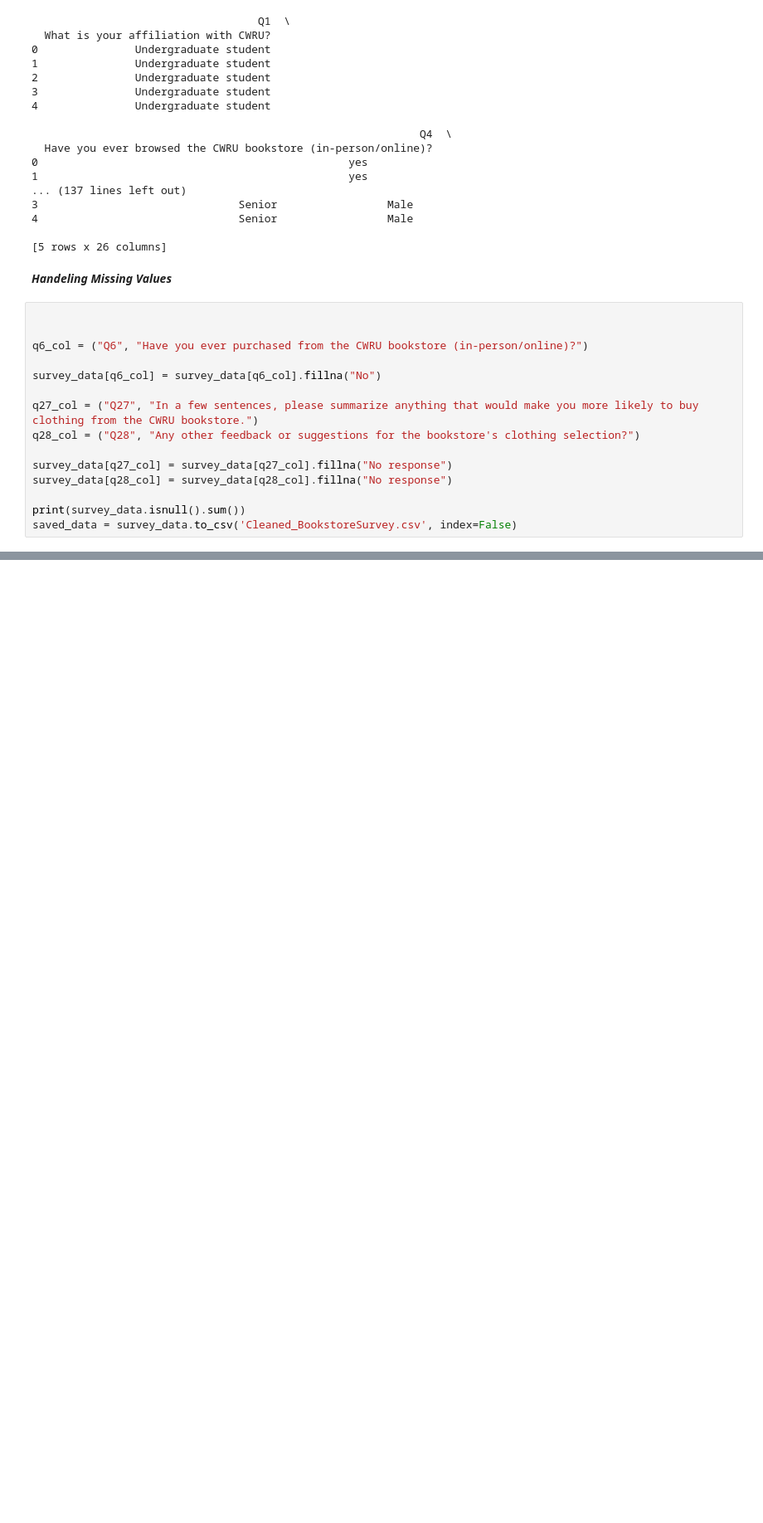
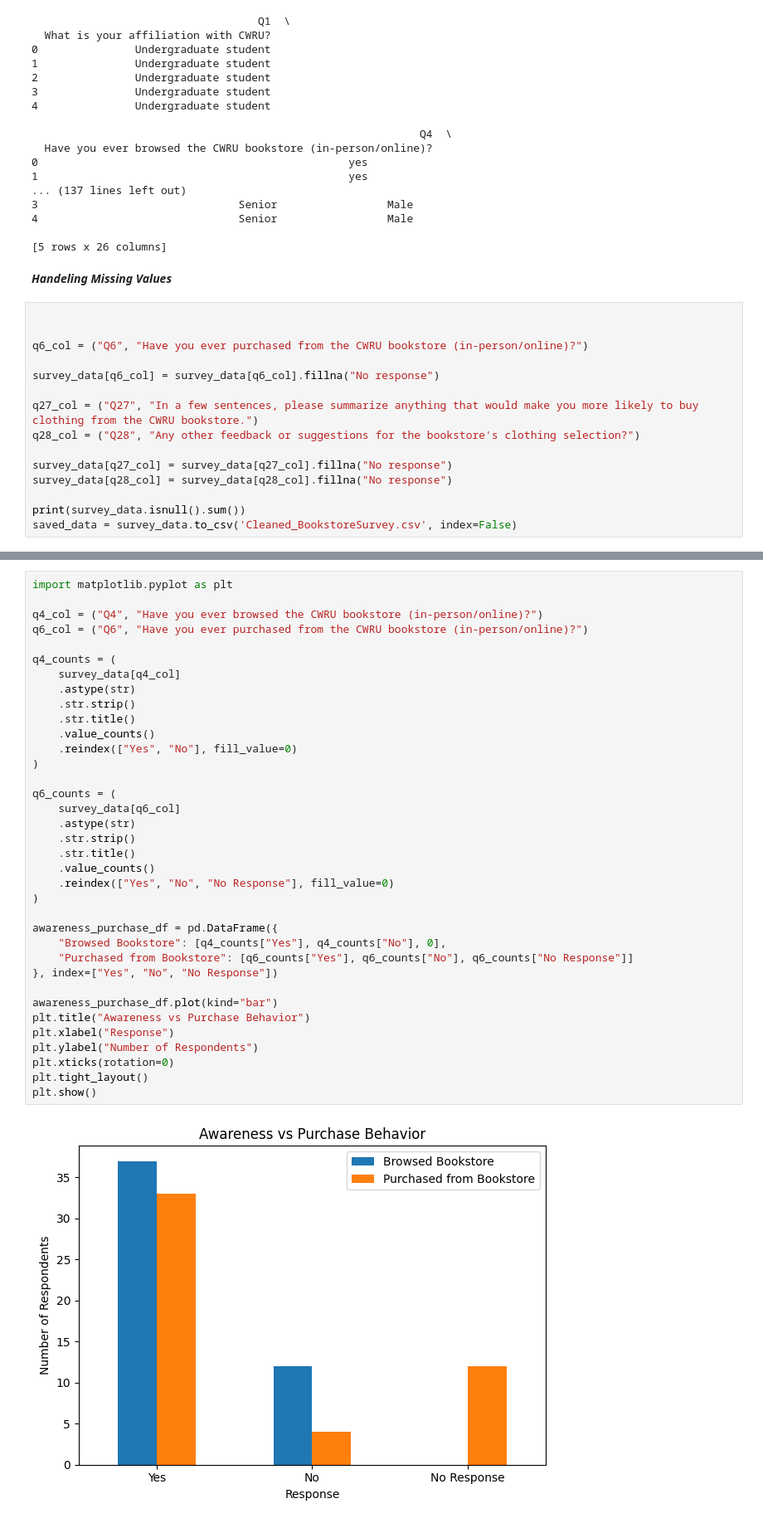
Before and after one commit to rcorrie325/Marketing, a Jupyter notebook: Cleaning.ipynb, the cells around one changed output, grey strips where cells are left out. Shown at 83% size. Cells and saved outputs as stored; diff of their text form; blank space fills up the shorter version.

Commit message:
added graphs

```diff
--- a/Cleaning.ipynb
+++ b/Cleaning.ipynb
@@ -59,7 +59,7 @@ print(survey_data.head(5))
 
 q6_col = ("Q6", "Have you ever purchased from the CWRU bookstore (in-person/online)?")
 
-survey_data[q6_col] = survey_data[q6_col].fillna("No")
+survey_data[q6_col] = survey_data[q6_col].fillna("No response")
 
 q27_col = ("Q27", "In a few sentences, please summarize anything that would make you more likely to buy clothing from the CWRU bookstore.")
 q28_col = ("Q28", "Any other feedback or suggestions for the bookstore's clothing selection?")
@@ -89,0 +94,38 @@ dtype: int64
+# %%
+import matplotlib.pyplot as plt
+
+q4_col = ("Q4", "Have you ever browsed the CWRU bookstore (in-person/online)?")
+q6_col = ("Q6", "Have you ever purchased from the CWRU bookstore (in-person/online)?")
+
+q4_counts = (
+    survey_data[q4_col]
+    .astype(str)
+    .str.strip()
+    .str.title()
+    .value_counts()
+    .reindex(["Yes", "No"], fill_value=0)
+)
+
+q6_counts = (
+    survey_data[q6_col]
+    .astype(str)
+    .str.strip()
+    .str.title()
+    .value_counts()
+    .reindex(["Yes", "No", "No Response"], fill_value=0)
+)
+
+awareness_purchase_df = pd.DataFrame({
+    "Browsed Bookstore": [q4_counts["Yes"], q4_counts["No"], 0],
+    "Purchased from Bookstore": [q6_counts["Yes"], q6_counts["No"], q6_counts["No Response"]]
+}, index=["Yes", "No", "No Response"])
+
+awareness_purchase_df.plot(kind="bar")
+plt.title("Awareness vs Purchase Behavior")
+plt.xlabel("Response")
+plt.ylabel("Number of Respondents")
+plt.xticks(rotation=0)
+plt.tight_layout()
+plt.show()
+# %% [output]
+[figure, added]
```
Also changed, not shown: parts of 10 cells of this notebook, 1 other file.
